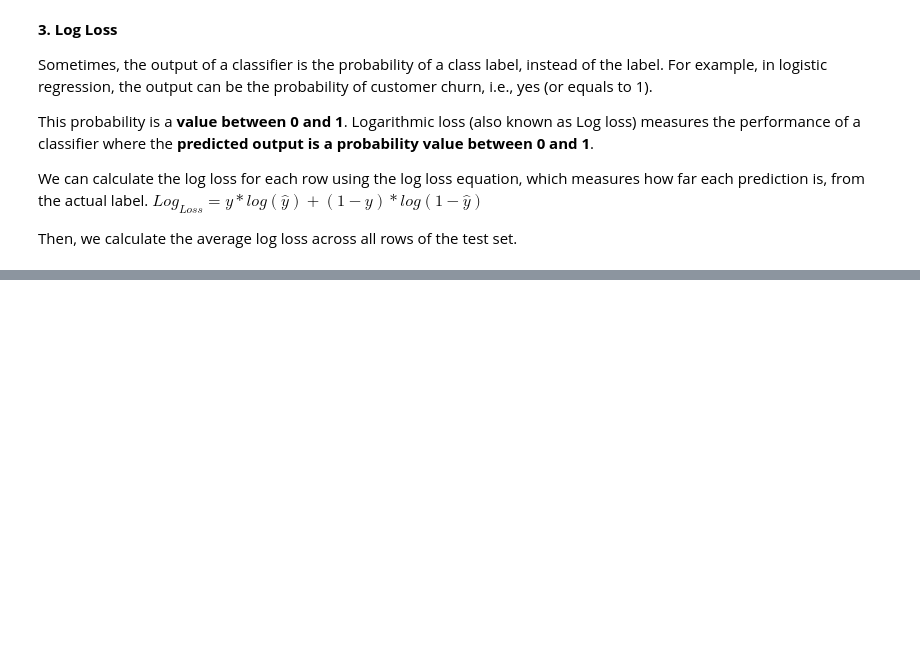
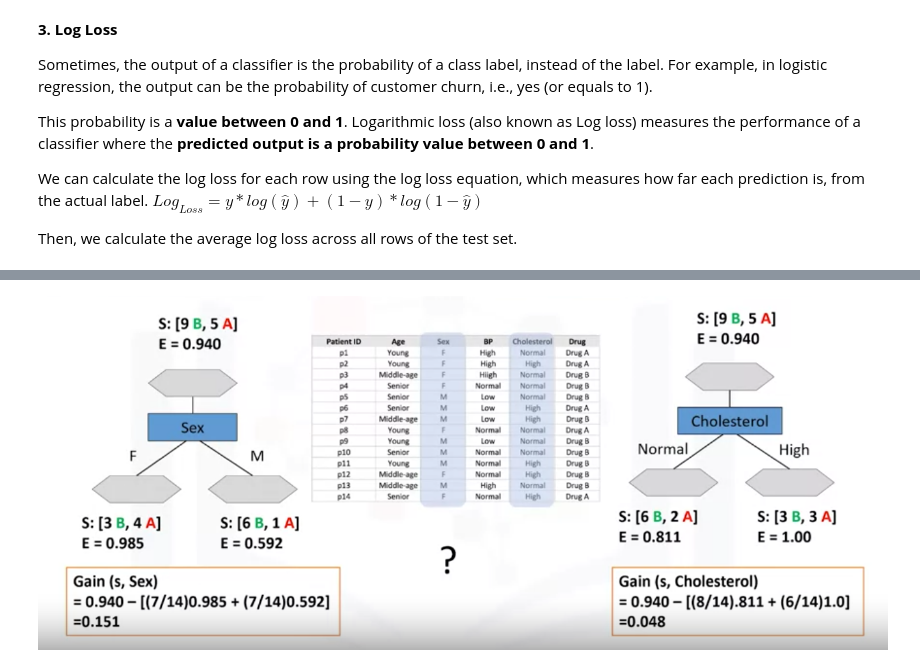
Before and after one commit to NikolasAnic/Coursera-Capstone, a Jupyter notebook: Python_MachineLearning.ipynb, the cells around one changed output, grey strips where cells are left out. Saved outputs shown, nothing was run; the diff lists cells and outputs as text; code cells hidden in the pictures; blank space fills up the shorter version.

```diff
--- a/Python_MachineLearning.ipynb
+++ b/Python_MachineLearning.ipynb
@@ -480,0 +543,4 @@ Then, we calculate the average log loss across all rows of the test set.
+# %%
+Image(filename='/Users/nikolas.anic/Desktop/ML/ML_Python_Certificate/Information_gains.png')
+# %% [output]
+[figure, added]
```
Also changed, not shown: parts of 26 cells of this notebook, 2 other files.
